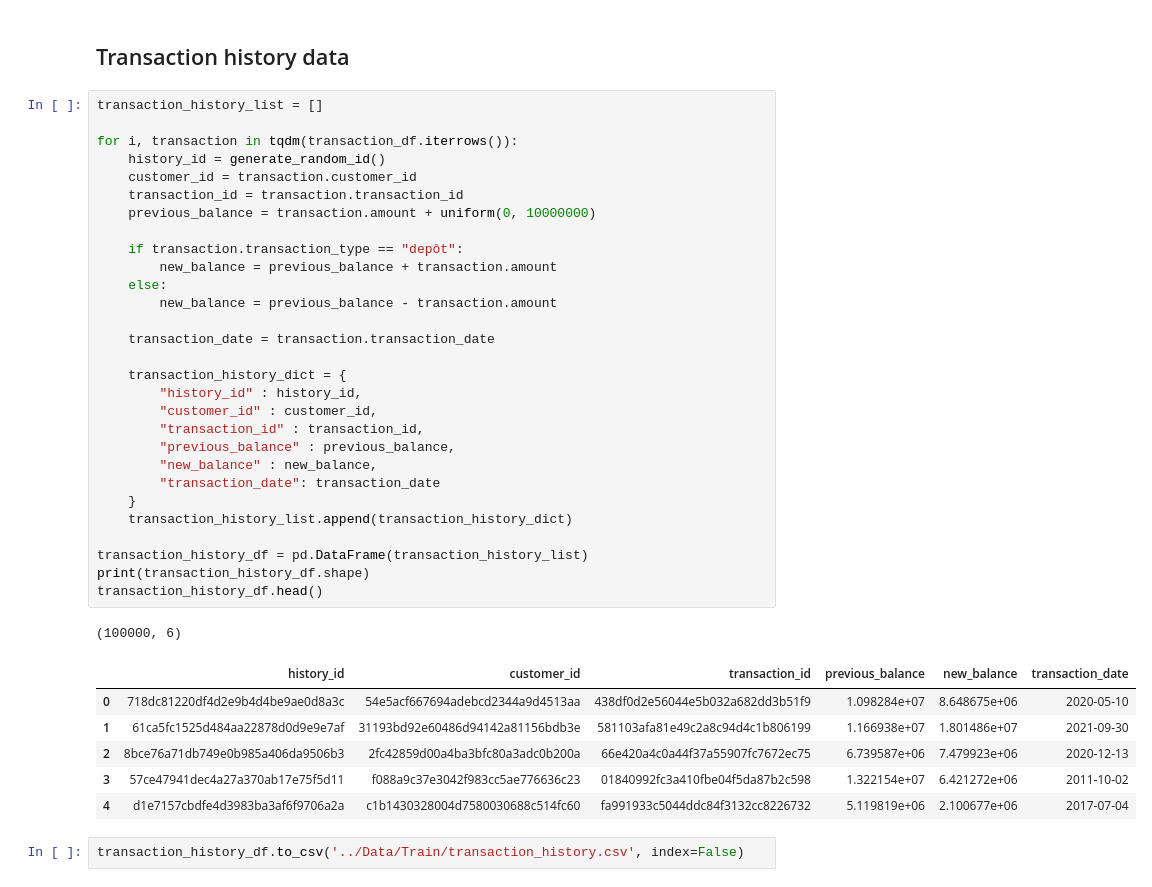
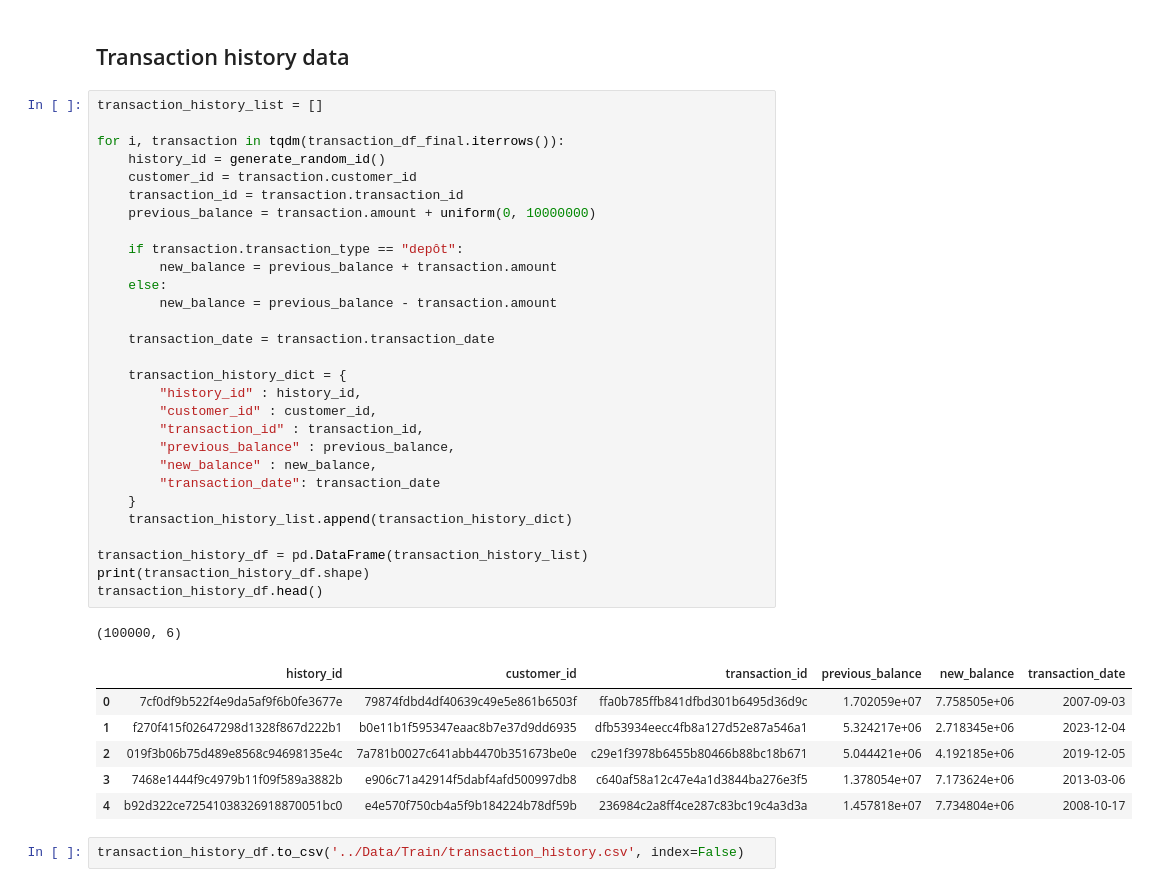
Before and after one commit to Anaaurelle237/AI_Summer_projet_8, a Jupyter notebook: notebooks/create_table.ipynb, the cells around one changed output. Drawn from its saved outputs; the diff is of its cells as text.

```diff
--- a/notebooks/create_table.ipynb
+++ b/notebooks/create_table.ipynb
@@ -506,40 +506,40 @@ transaction_df_final.to_csv('../Data/Train/transactions.csv', index=False)
 # %%
 transaction_history_list = []
 
-for i, transaction in tqdm(transaction_df.iterrows()):
+for i, transaction in tqdm(transaction_df_final.iterrows()):
     history_id = generate_random_id()
     customer_id = transaction.customer_id
     transaction_id = transaction.transaction_id
     previous_balance = transaction.amount + uniform(0, 10000000)
 
     if transaction.transaction_type == "depôt":
         new_balance = previous_balance + transaction.amount
     else:
         new_balance = previous_balance - transaction.amount
 
     transaction_date = transaction.transaction_date
 
     transaction_history_dict = {
         "history_id" : history_id,
         "customer_id" : customer_id,
         "transaction_id" : transaction_id,
         "previous_balance" : previous_balance,
         "new_balance" : new_balance,
         "transaction_date": transaction_date
     }
     transaction_history_list.append(transaction_history_dict)
 
 transaction_history_df = pd.DataFrame(transaction_history_list)
 print(transaction_history_df.shape)
 transaction_history_df.head()
 # %% [output]
 (100000, 6)
 |  | history_id | customer_id | transaction_id | previous_balance | new_balance | transaction_date |
-| 0 | 718dc81220df4d2e9b4d4be9ae0d8a3c | 54e5acf667694adebcd2344a9d4513aa | 438df0d2e56044e5b032a682dd3b51f9 | 1.098284e+07 | 8.648675e+06 | 2020-05-10 |
-| 1 | 61ca5fc1525d484aa22878d0d9e9e7af | 31193bd92e60486d94142a81156bdb3e | 581103afa81e49c2a8c94d4c1b806199 | 1.166938e+07 | 1.801486e+07 | 2021-09-30 |
-| 2 | 8bce76a71db749e0b985a406da9506b3 | 2fc42859d00a4ba3bfc80a3adc0b200a | 66e420a4c0a44f37a55907fc7672ec75 | 6.739587e+06 | 7.479923e+06 | 2020-12-13 |
-| 3 | 57ce47941dec4a27a370ab17e75f5d11 | f088a9c37e3042f983cc5ae776636c23 | 01840992fc3a410fbe04f5da87b2c598 | 1.322154e+07 | 6.421272e+06 | 2011-10-02 |
-| 4 | d1e7157cbdfe4d3983ba3af6f9706a2a | c1b1430328004d7580030688c514fc60 | fa991933c5044ddc84f3132cc8226732 | 5.119819e+06 | 2.100677e+06 | 2017-07-04 |
+| 0 | 7cf0df9b522f4e9da5af9f6b0fe3677e | 79874fdbd4df40639c49e5e861b6503f | ffa0b785ffb841dfbd301b6495d36d9c | 1.702059e+07 | 7.758505e+06 | 2007-09-03 |
+| 1 | f270f415f02647298d1328f867d222b1 | b0e11b1f595347eaac8b7e37d9dd6935 | dfb53934eecc4fb8a127d52e87a546a1 | 5.324217e+06 | 2.718345e+06 | 2023-12-04 |
+| 2 | 019f3b06b75d489e8568c94698135e4c | 7a781b0027c641abb4470b351673be0e | c29e1f3978b6455b80466b88bc18b671 | 5.044421e+06 | 4.192185e+06 | 2019-12-05 |
+| 3 | 7468e1444f9c4979b11f09f589a3882b | e906c71a42914f5dabf4afd500997db8 | c640af58a12c47e4a1d3844ba276e3f5 | 1.378054e+07 | 7.173624e+06 | 2013-03-06 |
+| 4 | b92d322ce72541038326918870051bc0 | e4e570f750cb4a5f9b184224b78df59b | 236984c2a8ff4ce287c83bc19c4a3d3a | 1.457818e+07 | 7.734804e+06 | 2008-10-17 |
 # %%
 transaction_history_df.to_csv('../Data/Train/transaction_history.csv', index=False)
 # %% [markdown]
```
